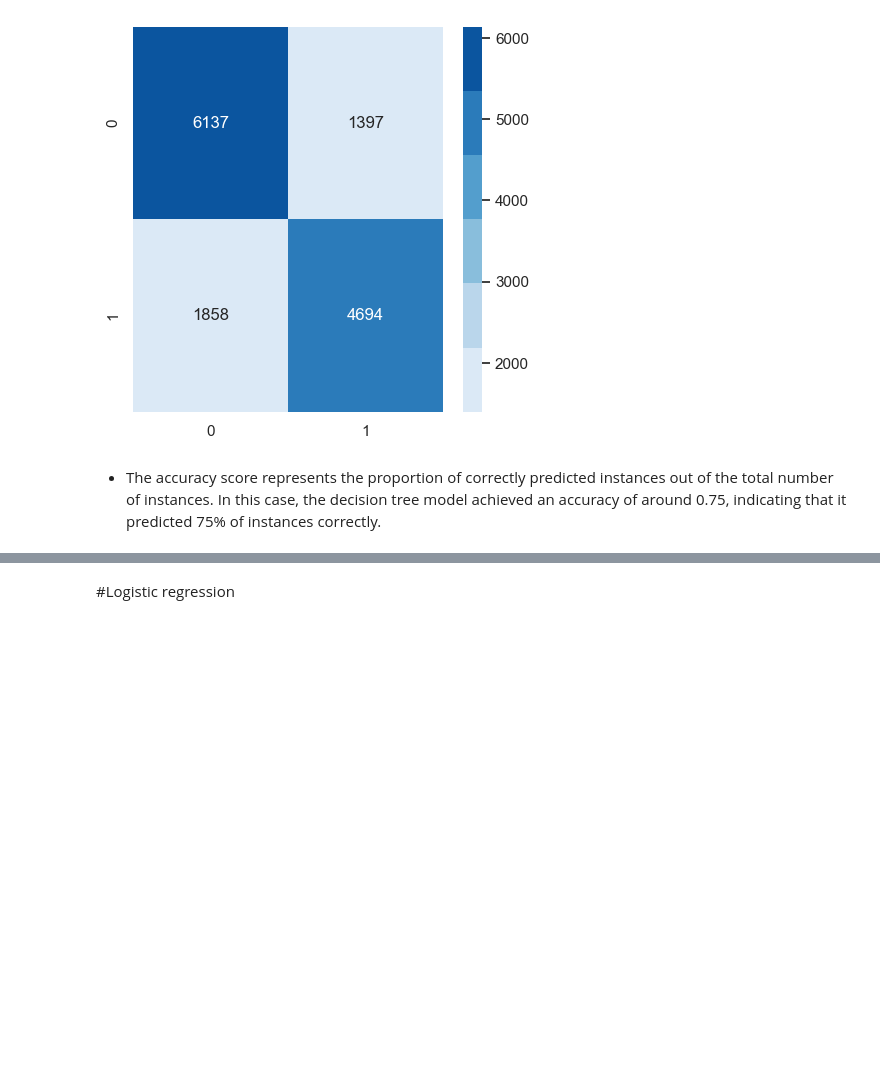
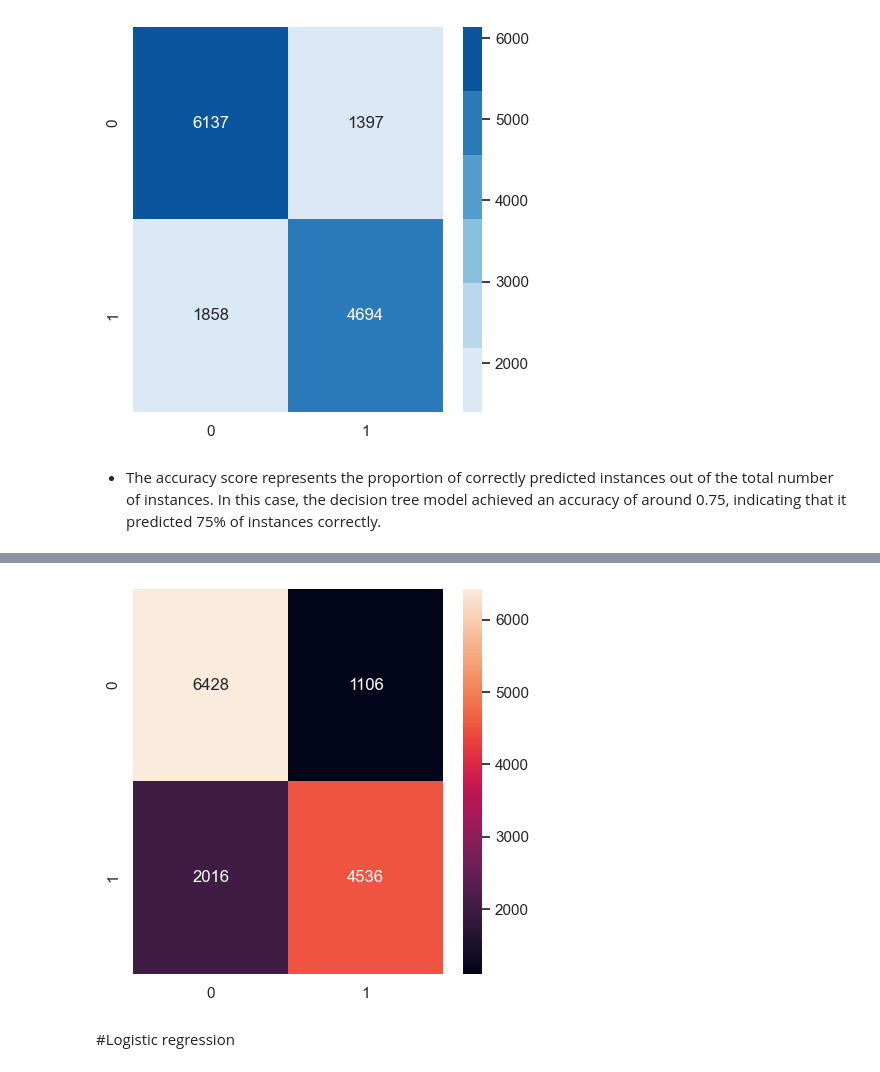
Before and after one commit to CynthiaJerono/Phase_3_Project, a Jupyter notebook: Modeling.ipynb, the cells around one changed output, grey strips where cells are left out. Cells and saved outputs as stored; diff of their text form; code cells hidden in the pictures; blank space fills up the shorter version.

Commit message:
Did the Decision Tree with grind serch cv

```diff
--- a/Modeling.ipynb
+++ b/Modeling.ipynb
@@ -185,0 +188,26 @@ sns.heatmap(confusion_matrix(y_test, y_pred_dt), annot=True, fmt='g', cmap=color
+# %%
+dt = Pipeline([('scaler', StandardScaler()),
+                  ('tree', DecisionTreeClassifier(random_state=42))])
+# create a grid of parameters to test
+
+param_grid = [{'tree__max_depth': [16, 18, 20],
+              'tree__min_samples_split': [4, 6, 8],
+              'tree__min_samples_leaf': [2, 3, 4],
+              'tree__criterion': ['gini', 'entropy']}]
+
+# create grid with estimators
+gridsearch_dt = GridSearchCV(dt, param_grid, cv=5, n_jobs=-1, verbose=1)
+
+# fit the grid with the data
+gridsearch_dt.fit(X_train, y_train);
+
+# Get the best parameters
+best_params_dt = gridsearch_dt.best_params_
+
+print("Best Parameters:", best_params_dt)
+# Make predictions on the test data using the trained pipeline
+y_pred_gridsearchdt = gridsearch_dt.predict(X_test)
+
+# Generate and print the classification report
+print("Classification Report:")
+print(classification_report(y_test, y_pred_gridsearchdt))
@@ -186,3 +226,9 @@ sns.heatmap(confusion_matrix(y_test, y_pred_dt), annot=True, fmt='g', cmap=color
+# %%
+# plot the confusion matrix
+plt.figure(figsize=(5,5))
+sns.heatmap(confusion_matrix(y_test, y_pred_gridsearchdt), annot=True, fmt='g');
+# %% [output]
+[figure, added]
 # %% [markdown]
 #Logistic regression
 # %%
```
Also changed, not shown: parts of 2 cells of this notebook.
